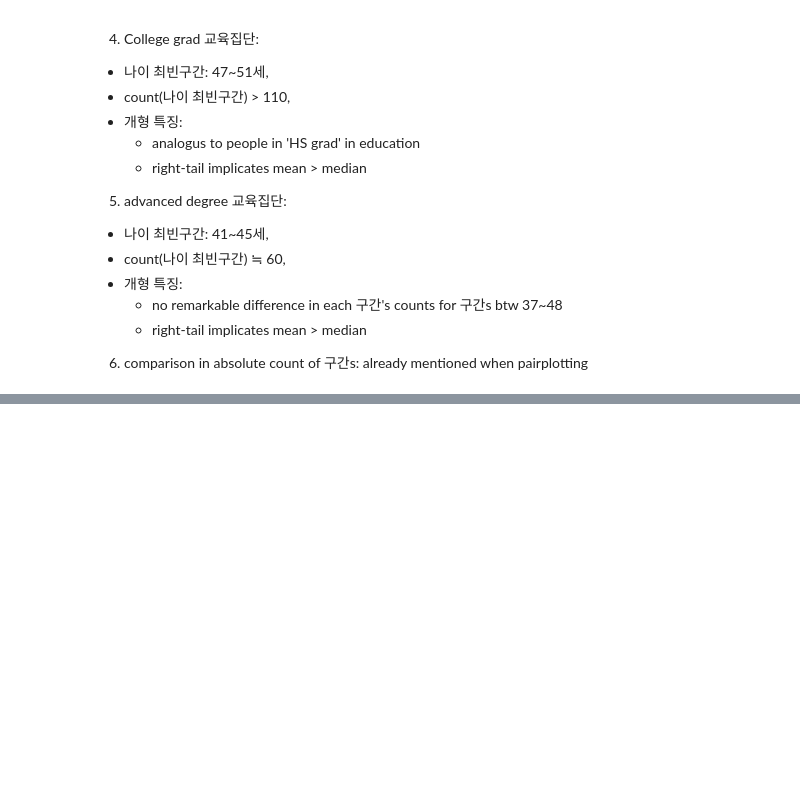
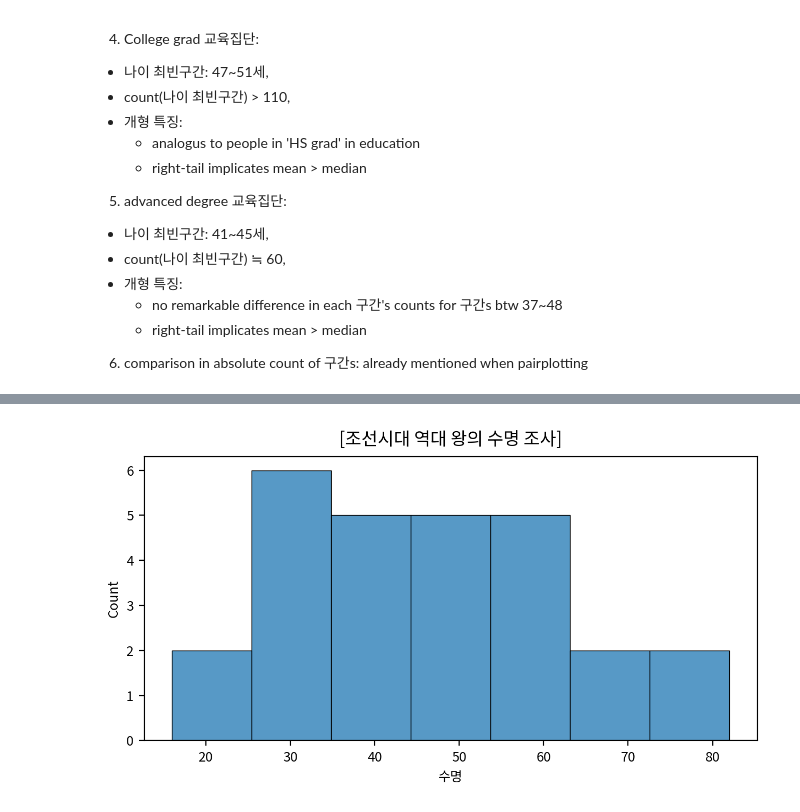
Before and after one commit to mvnvouno/python-study, a Jupyter notebook: Data Analysis Basic/06-데이터 시각화 (기본 그래프)/연습문제.ipynb, the cells around one changed output, grey strips where cells are left out. Cells and saved outputs as stored; diff of their text form; code cells hidden in the pictures; blank space fills up the shorter version.

```diff
--- a/Data Analysis Basic/06-데이터 시각화 (기본 그래프)/연습문제.ipynb
+++ b/Data Analysis Basic/06-데이터 시각화 (기본 그래프)/연습문제.ipynb
@@ -614,0 +754,28 @@ for e in educated_degree:
+# %%
+#mybins = [15, 30, 45, 60, 75, 90]
+
+# 1) 그래프 초기화
+width_px = 1280             # 그래프 가로 크기
+height_px = 720             # 그래프 세로 크기
+rows = 1                    # 그래프 행 수
+cols = 1                    # 그래프 열 수
+figsize = (width_px / my_dpi, height_px / my_dpi)
+fig, ax = plt.subplots(rows, cols, figsize = figsize, dpi = my_dpi)
+
+# 2) Histogram 그리기
+sb.histplot(data = df, x = '수명', bins = 7,
+           edgecolor = "#000000", linewidth = 0.5)
+
+# 3) 그래프 꾸미기:
+ax.set_title("[조선시대 역대 왕의 수명 조사]", pad = 8, fontsize = 12)
+#ax.set_xlabel("✅", color = '✅', labelpad = 5, fontsize = 8)
+#ax.set_ylabel("✅", color = '✅', labelpad = 5, fontsize = 8)
+#ax.set_xlim([✅, ✅])       # x축 범위
+#ax.set_ylim([✅, ✅])       # y축 범위
+
+# 4) 출력
+plt.tight_layout()            # 여백 제거
+plt.show()                    # 그래프 화면 출력
+plt.close()                   # 그래프 작업 종료
+# %% [output]
+[figure, added]
```
Also changed, not shown: parts of 34 cells of this notebook, 6 other files.
